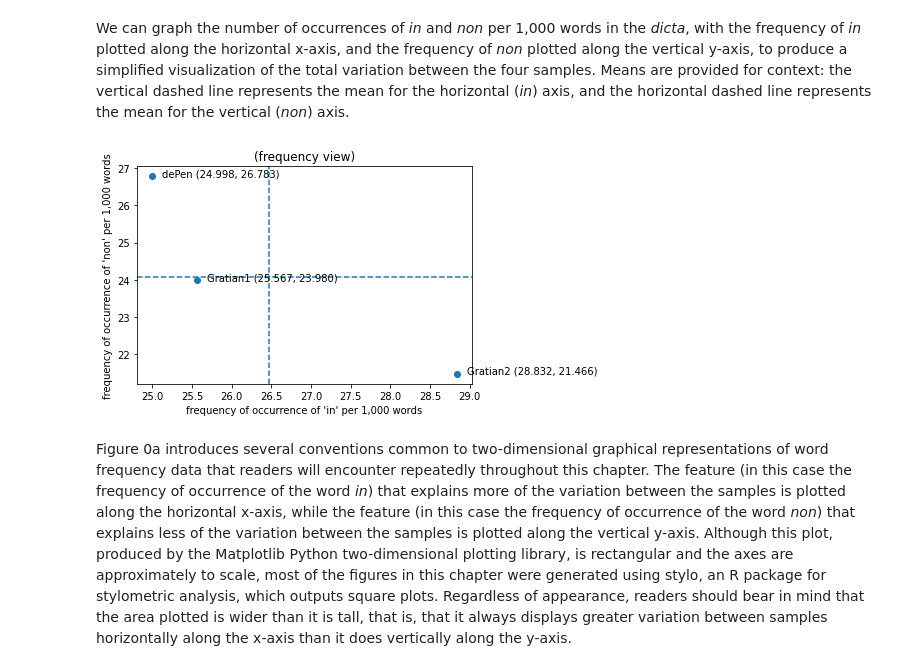
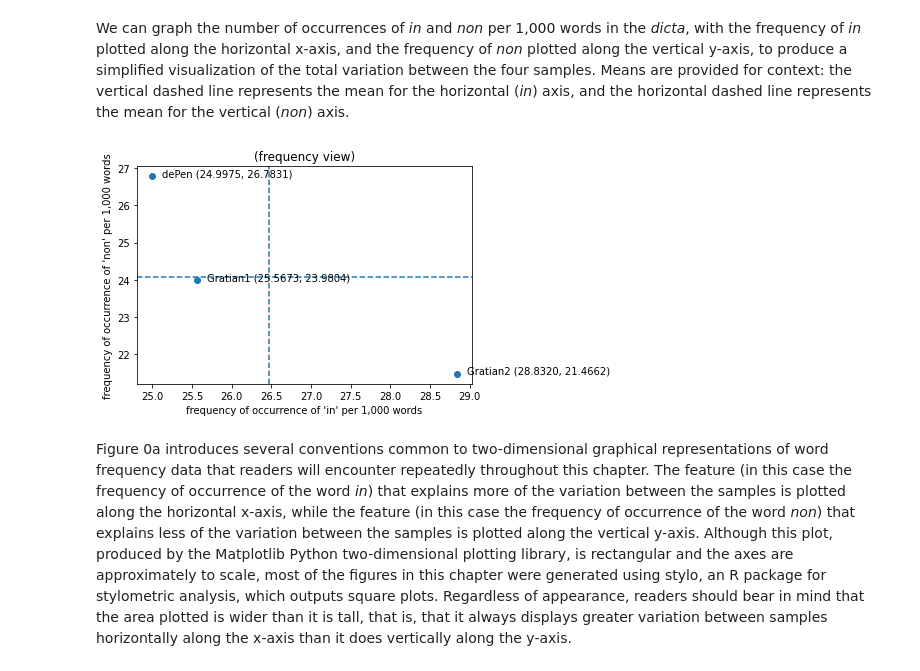
Before and after one commit to decretist/Delta, a Jupyter notebook: notebook/Chapter4.ipynb, the cells around one changed output. Cells and saved outputs as stored; diff of their text form; code cells hidden in the pictures.

```diff
--- a/notebook/Chapter4.ipynb
+++ b/notebook/Chapter4.ipynb
@@ -115,28 +116,26 @@ We can graph the number of occurrences of *in* and *non* per 1,000 words in the
 # %%
 import matplotlib.pyplot as pp
 
 x_values = selected.values[0].tolist()
 y_values = selected.values[1].tolist()
 pp.scatter(x_values, y_values)
 pp.axhline(means['mean'].tolist()[1], linestyle='dashed')
 pp.axvline(means['mean'].tolist()[0], linestyle='dashed')
 pp.xlabel(f'frequency of occurrence of \'{selected.index.values[0]}\' per 1,000 words')
 pp.ylabel(f'frequency of occurrence of \'{selected.index.values[1]}\' per 1,000 words')
 labels = list(selected.columns)
 for i in range(len(labels)):
     pp.annotate(
-        f'{labels[i]} ({x_values[i]:.3f}, {y_values[i]:.3f})',
+        f'{labels[i]} ({x_values[i]:.4f}, {y_values[i]:.4f})',
         (x_values[i], y_values[i]),
         textcoords="offset points",
         xytext=(10,0),
         ha='left'
     )
 pp.title('(frequency view)')
-# pp.tight_layout()
-# pp.savefig('./Figure_0a') # PNG
 pp.show()
 # %% [output]
-[figure, old version]
+[figure, new version]
 # %% [markdown]
 Figure 0a introduces several conventions common to two-dimensional graphical representations of word frequency data that readers will encounter repeatedly throughout this chapter. The feature (in this case the frequency of occurrence of the word *in*) that explains more of the variation between the samples is plotted along the horizontal x-axis, while the feature (in this case the frequency of occurrence of the word *non*) that explains less of the variation between the samples is plotted along the vertical y-axis. Although this plot, produced by the Matplotlib Python two-dimensional plotting library, is rectangular and the axes are approximately to scale, most of the figures in this chapter were generated using stylo, an R package for stylometric analysis, which outputs square plots. Regardless of appearance, readers should bear in mind that the area plotted is wider than it is tall, that is, that it always displays greater variation between samples horizontally along the x-axis than it does vertically along the y-axis.
 # %% [markdown]
```
Also changed, not shown: parts of 6 cells of this notebook.
